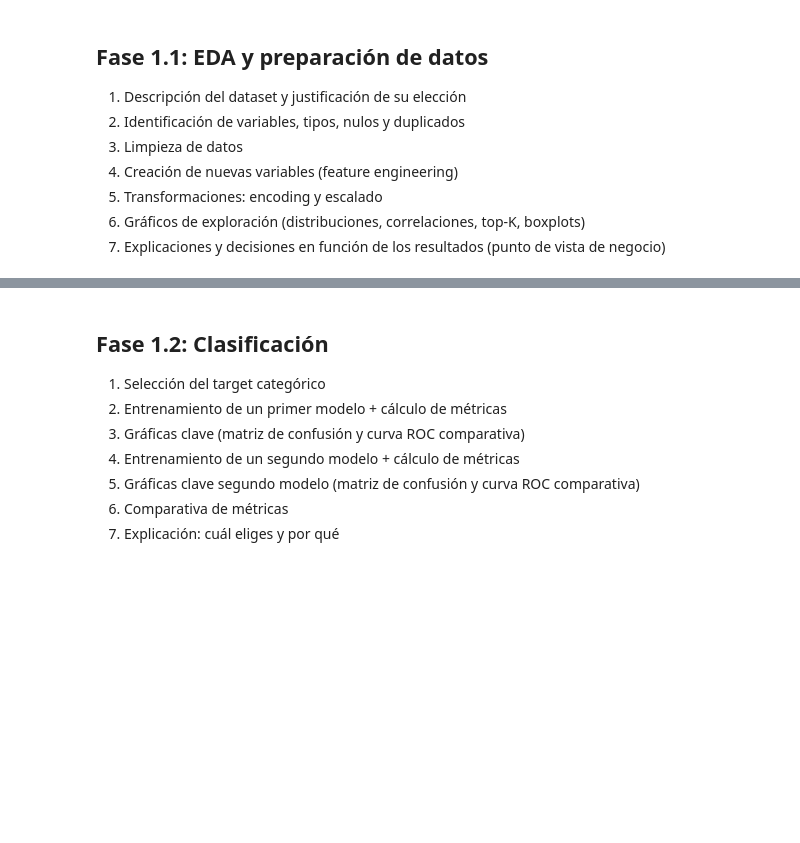
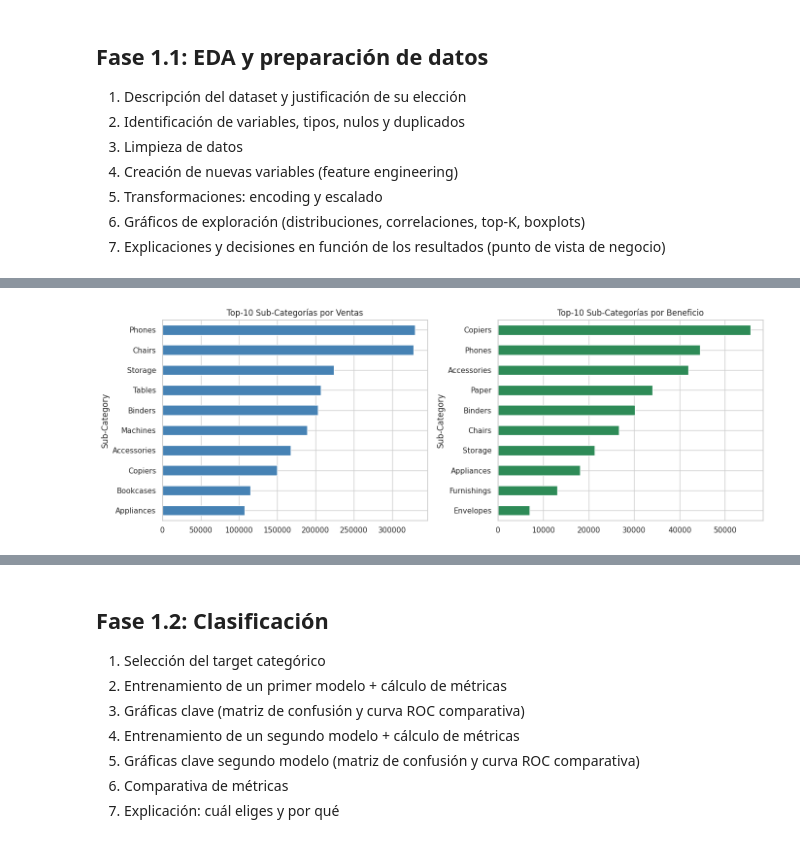
Before and after one commit to ignacastiguti/Repositorio, a Jupyter notebook: [00] - Workshops/Workshop_ML_PartTime.ipynb, the cells around one changed output, grey strips where cells are left out. Drawn from its saved outputs; the diff is of its cells as text; code cells hidden in the pictures; blank space fills up the shorter version.

```diff
--- a/[00] - Workshops/Workshop_ML_PartTime.ipynb
+++ b/[00] - Workshops/Workshop_ML_PartTime.ipynb
@@ -320,0 +299,17 @@ plt.show()
+# %%
+# --- Top-10 Sub-Categorías por ventas y por beneficio ---
+fig, axes = plt.subplots(1, 2, figsize=(14, 5))
+
+top_sales = df.groupby('Sub-Category')['Sales'].sum().nlargest(10).sort_values()
+top_sales.plot(kind='barh', ax=axes[0], color='steelblue')
+axes[0].set_title('Top-10 Sub-Categorías por Ventas')
+
+top_profit = df.groupby('Sub-Category')['Profit'].sum().nlargest(10).sort_values()
+top_profit.plot(kind='barh', ax=axes[1], color='seagreen')
+axes[1].set_title('Top-10 Sub-Categorías por Beneficio')
+
+plt.tight_layout()
+plt.savefig('top_subcat.png', bbox_inches='tight')
+plt.show()
+# %% [output]
+[figure, added]
```
Also changed, not shown: parts of 106 cells of this notebook.
